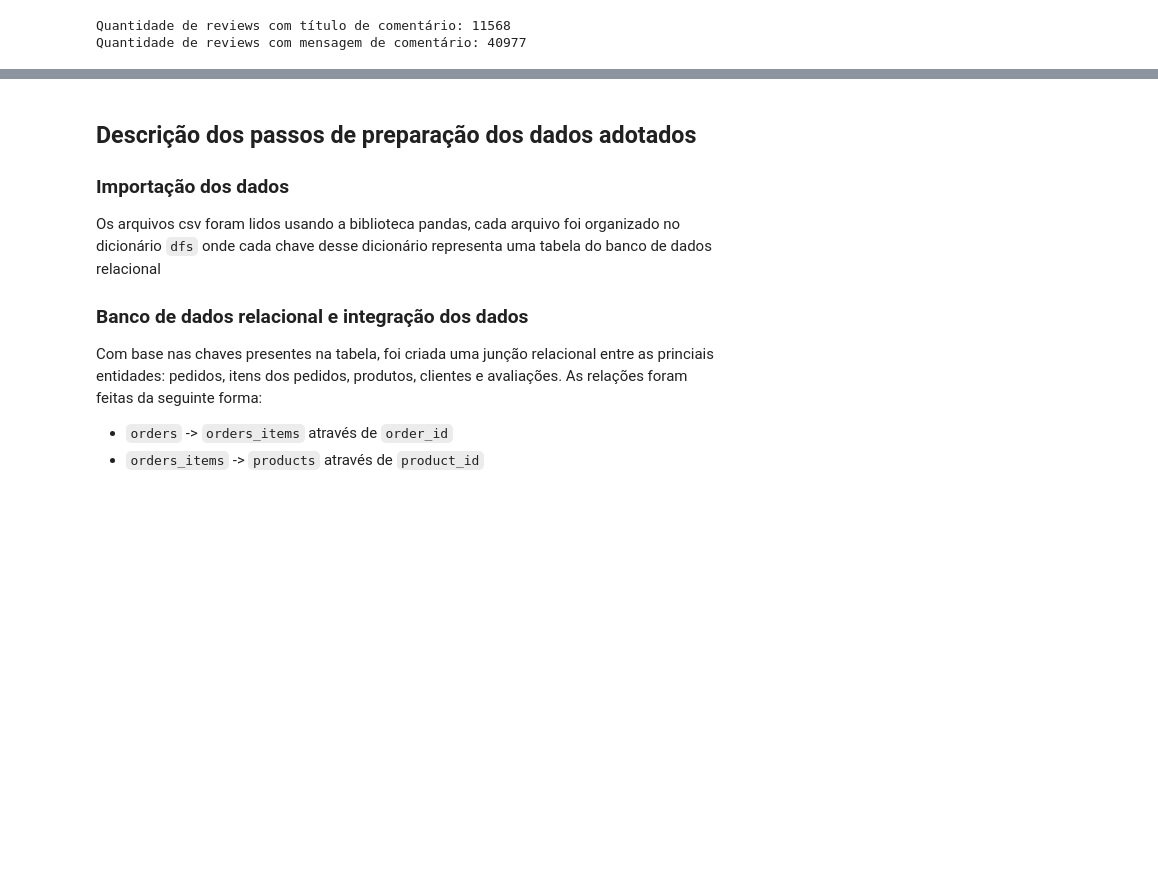
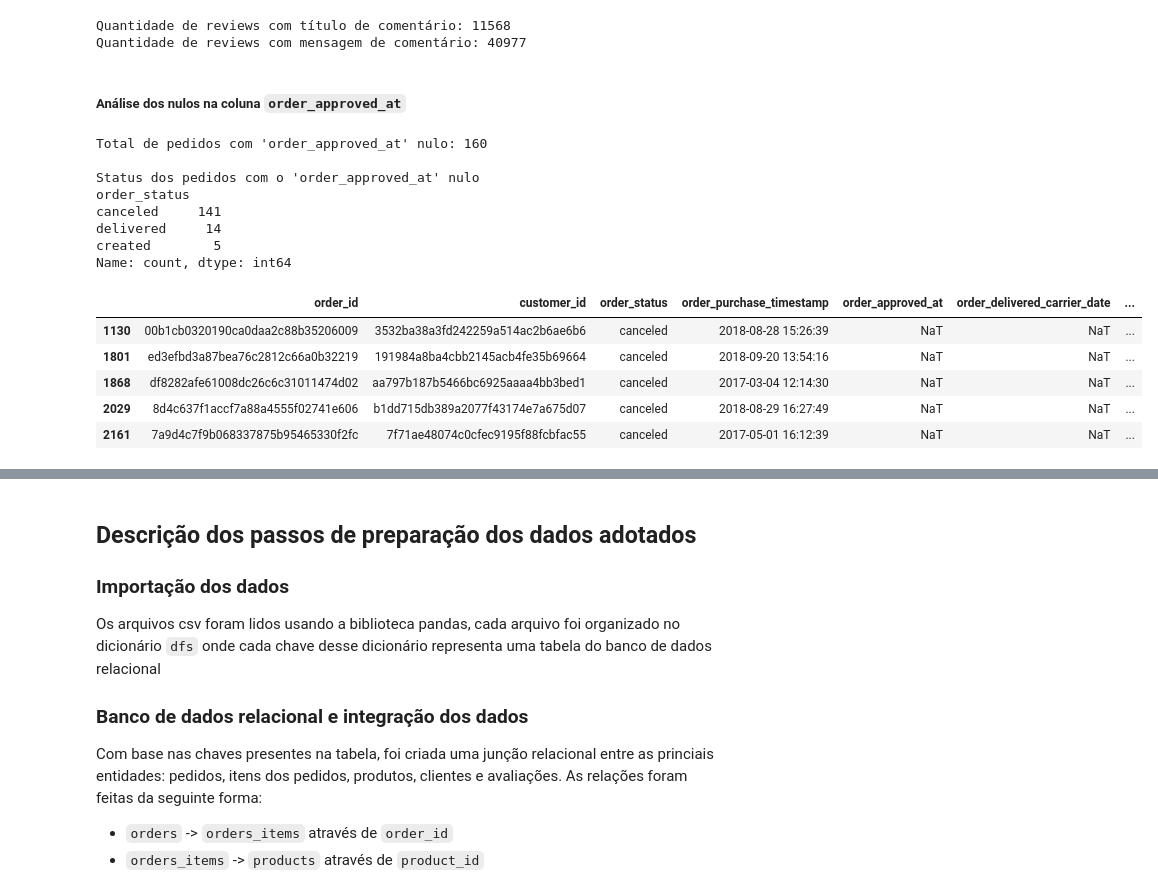
Before and after one commit to DaviRic/triggo.ia-project, a Jupyter notebook: notebook/main.ipynb, the cells around one changed output, grey strips where cells are left out. Saved outputs shown, nothing was run; the diff lists cells and outputs as text; code cells hidden in the pictures; blank space fills up the shorter version.

Commit message:
[feat] Tratando os nulos da coluna 'order_approved_at' da tabela orders

```diff
--- a/notebook/main.ipynb
+++ b/notebook/main.ipynb
@@ -379,3 +380,31 @@ dfs['order_reviews'] = df_order_reviews
 # %% [output]
 Quantidade de reviews com título de comentário: 11568
 Quantidade de reviews com mensagem de comentário: 40977
+# %% [markdown]
+##### Análise dos nulos na coluna `order_approved_at`
+# %%
+df_orders = dfs['orders'].copy()
+nulos_approved = df_orders[df_orders['order_approved_at'].isnull()]
+
+print(f"Total de pedidos com 'order_approved_at' nulo: {len(nulos_approved)}")
+
+# Vificando o status dos pedidos que tem 'order_approved_at' nulo
+print("\nStatus dos pedidos com o 'order_approved_at' nulo")
+print(nulos_approved['order_status'].value_counts())
+
+display(nulos_approved.head())
+# %% [output]
+Total de pedidos com 'order_approved_at' nulo: 160
+
+Status dos pedidos com o 'order_approved_at' nulo
+order_status
+canceled     141
+delivered     14
+created        5
+Name: count, dtype: int64
+|  | order_id | customer_id | order_status | order_purchase_timestamp | order_approved_at | order_delivered_carrier_date | ... |
+| 1130 | 00b1cb0320190ca0daa2c88b35206009 | 3532ba38a3fd242259a514ac2b6ae6b6 | canceled | 2018-08-28 15:26:39 | NaT | NaT | ... |
+| 1801 | ed3efbd3a87bea76c2812c66a0b32219 | 191984a8ba4cbb2145acb4fe35b69664 | canceled | 2018-09-20 13:54:16 | NaT | NaT | ... |
+| 1868 | df8282afe61008dc26c6c31011474d02 | aa797b187b5466bc6925aaaa4bb3bed1 | canceled | 2017-03-04 12:14:30 | NaT | NaT | ... |
+| 2029 | 8d4c637f1accf7a88a4555f02741e606 | b1dd715db389a2077f43174e7a675d07 | canceled | 2018-08-29 16:27:49 | NaT | NaT | ... |
+| 2161 | 7a9d4c7f9b068337875b95465330f2fc | 7f71ae48074c0cfec9195f88fcbfac55 | canceled | 2017-05-01 16:12:39 | NaT | NaT | ... |
```
Also changed, not shown: parts of 5 cells of this notebook.
